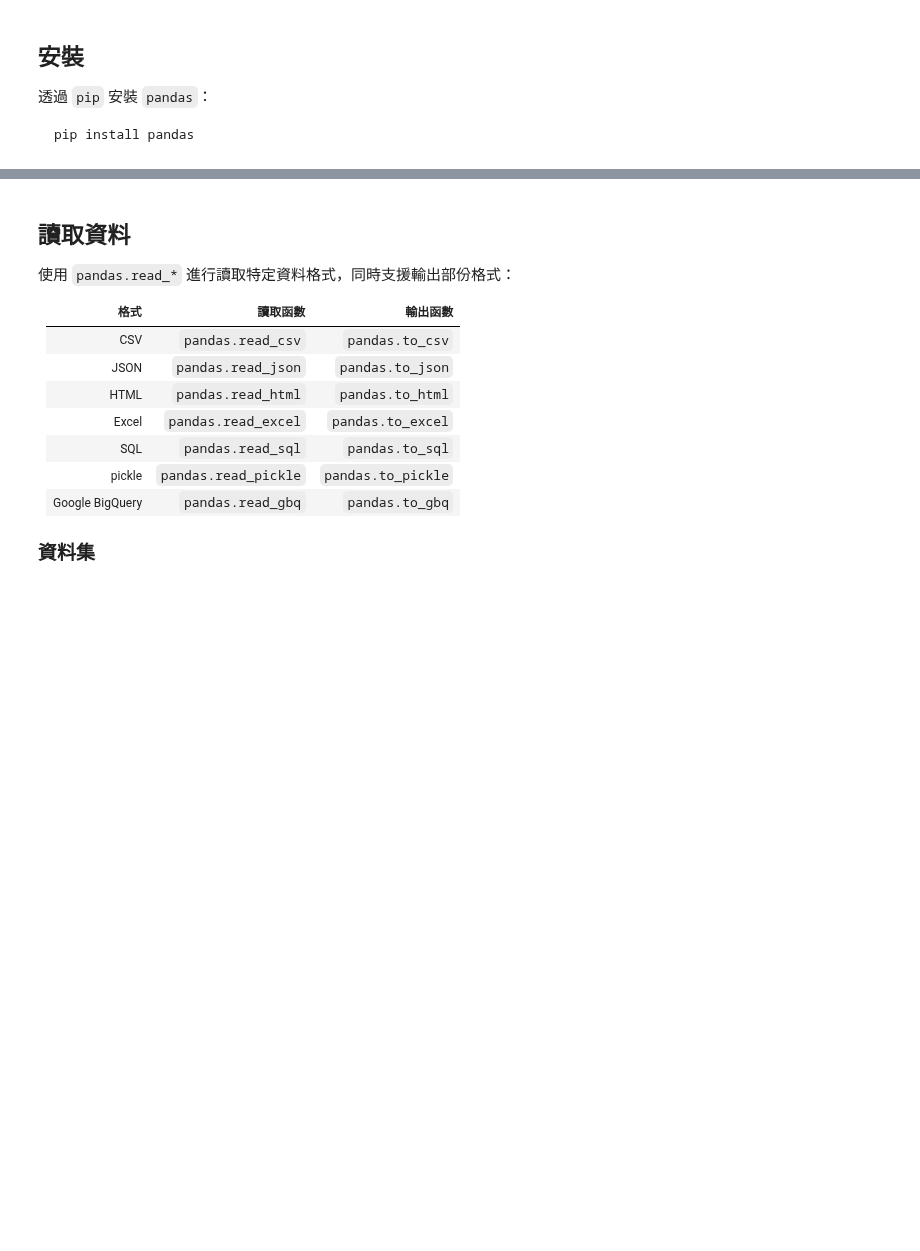
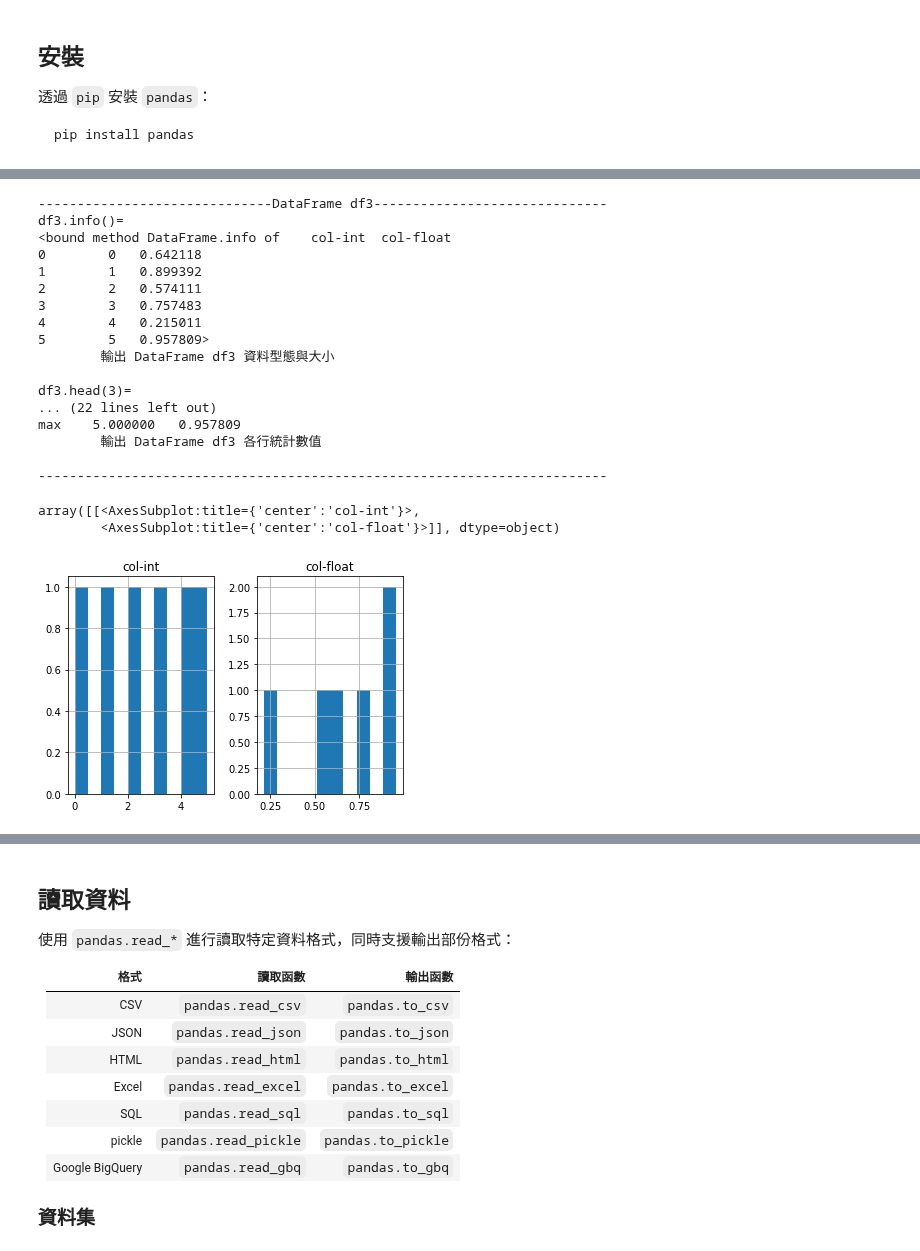
Before and after one commit to IKMLab/course_material, a Jupyter notebook: pandas-基本功能.ipynb, the cells around one changed output, grey strips where cells are left out. Saved outputs shown, nothing was run; the diff lists cells and outputs as text; code cells hidden in the pictures; blank space fills up the shorter version.

````diff
--- a/pandas-基本功能.ipynb
+++ b/pandas-基本功能.ipynb
@@ -70,9 +70,13 @@ pip install pandas
 ```
 # %%
 # 匯入 pandas 模組
-
 import pandas as pd
 
 # 匯入 numpy 模組
+import numpy as np
 
-import numpy as np
+import re
+def bprint(*args, t: str="=") -> None:
+    start = "-"*30 + t + "-"*30
+    end = "-"*(60+len(t))
+    print(re.sub('[a-z]=[a-z]', ' = ', '\n'.join([start, *args, end])))
@@ -275,0 +286,40 @@ print(df2.loc['row1':'row3'])
+# %%
+# 資料資訊
+
+# 宣告 DataFrame 變數
+df3 = pd.DataFrame({
+    'col-int': np.arange(6),
+    'col-float': np.random.rand(6),
+})
+
+bprint(
+    f"df3.info()=\n{df3.info}",             "\t輸出 DataFrame df3 資料型態與大小\n",
+    f"df3.head(3)=\n{df3.head(3)}",         "\t輸出 DataFrame df3 前 3 筆資料\n",
+    f"df3.tail(3)=\n{df3.tail(3)}",         "\t輸出 DataFrame df3 後 3 筆資料\n",
+    f"df3.describe()=\n{df3.describe()}",         "\t輸出 DataFrame df3 各行統計數值\n",
+    t="DataFrame df3"
+)
+
+# 畫出 DataFrame df3 的資料直方圖
+df3.hist()
+# %% [output]
+------------------------------DataFrame df3------------------------------
+df3.info()=
+<bound method DataFrame.info of    col-int  col-float
+0        0   0.642118
+1        1   0.899392
+2        2   0.574111
+3        3   0.757483
+4        4   0.215011
+5        5   0.957809>
+        輸出 DataFrame df3 資料型態與大小
+
+df3.head(3)=
+... (22 lines left out)
+max    5.000000   0.957809
+        輸出 DataFrame df3 各行統計數值
+
+-------------------------------------------------------------------------
+array([[<AxesSubplot:title={'center':'col-int'}>,
+        <AxesSubplot:title={'center':'col-float'}>]], dtype=object)
+[figure, added]
````
Also changed, not shown: parts of 33 cells of this notebook, 6 other files.
